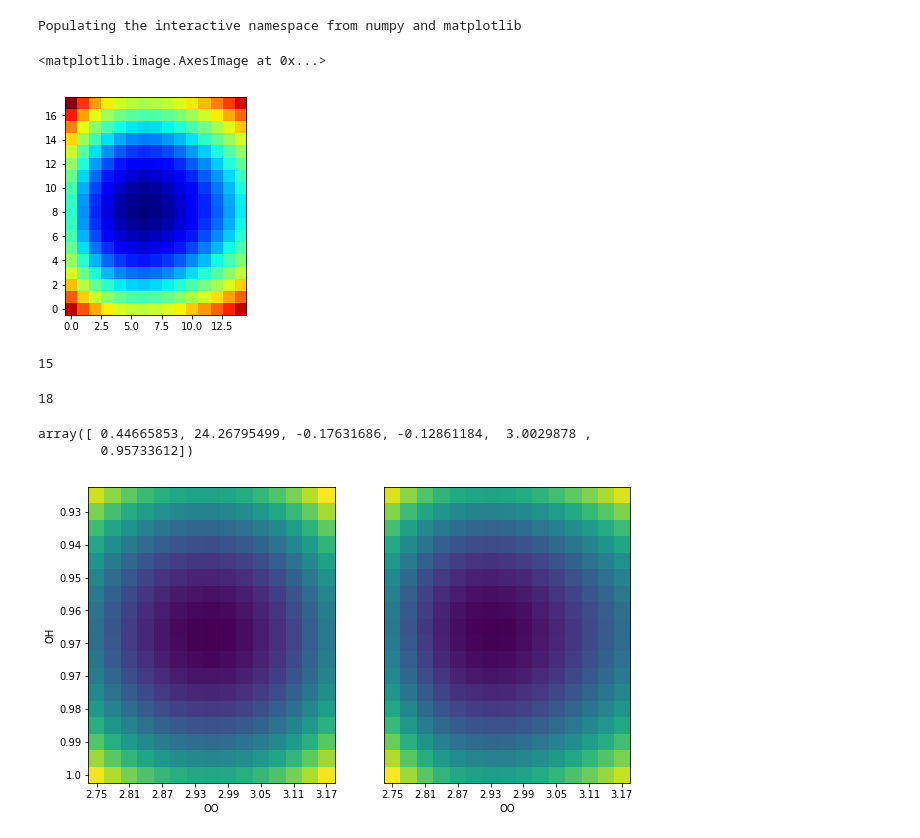
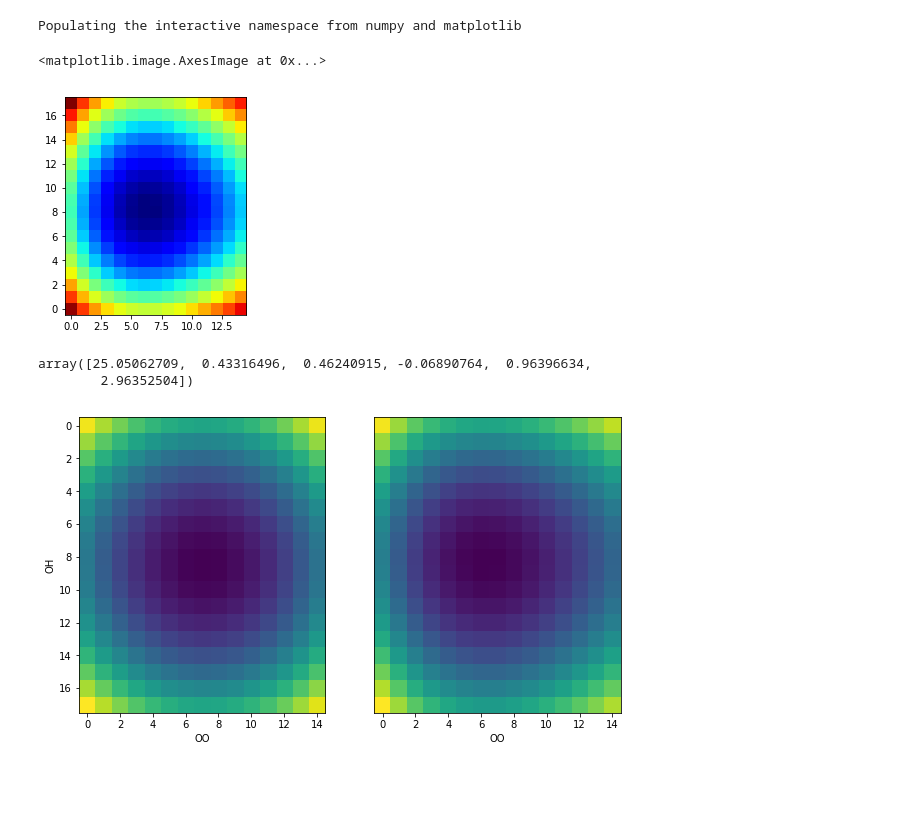
Before and after one commit to semodi/mlcf, a Jupyter notebook: studies/energy_surface.ipynb, the cells around one changed output. Cells and saved outputs as stored; diff of their text form; code cells hidden in the pictures; blank space fills up the shorter version.

```diff
--- a/studies/energy_surface.ipynb
+++ b/studies/energy_surface.ipynb
@@ -14,3 +12,17 @@ atoms = read('hbond_start.traj','0')
+# %%
+atoms = read('hbond_start.traj','0')
+
+pos = atoms.get_positions().round(3)
+
+O = pos[3]
+
+phi = - 109.47 /180 * np.pi / 2
+R = np.array([[np.cos(phi),0,np.sin(phi)],
+              [0,1,0],
+              [-np.sin(phi),0,np.cos(phi)]])
+pos[3:] = R.dot((pos[3:]-O).T).T + O
+
+atoms.set_positions(pos)
 # %%
 oo = np.arange(2.75, 3.18, 0.03)
 oh = np.arange(0.93,1.00, 0.004)
@@ -33,7 +53,7 @@ for m in mesh:
 imshow(np.array(energies).reshape(OO.shape), origin='left', cmap='jet')
 # %% [output]
 <matplotlib.image.AxesImage at 0x...>
-[figure, old version]
+[figure, new version]
 # %%
 energies = np.array(energies).reshape(OO.shape)
 # %%
@@ -54,45 +75,37 @@ def fitparabola(data, params):
                                  data)
     p, success = optimize.leastsq(errorfunction, params)
     return p
-# %%
-len(oo)
-# %% [output]
-15
-# %%
-len(oh)
-# %% [output]
-18
 # %%
 oo = np.arange(2.75, 3.18, 0.03)
 oh = np.arange(0.93,1.00, 0.004)
 
-params = 2,0.2,0,0.001, 7,9
+params = 0,0,0,0, 0,0
 params = fitparabola(energies, params)
 
 figsize(15,6)
 energies_fitted = parabola(*params)(*np.indices(energies.shape))
 subplot(1,3,1)
 imshow(energies_fitted)
 xlabel('OO')
 ylabel('OH')
-xticks(list(range(len(oo))[::2]),oo.round(2)[::2])
-yticks(list(range(len(oh))[1::2]),oh.round(2)[1::2])
+# xticks(list(range(len(oo))[::2]),oo.round(2)[::2])
+# yticks(list(range(len(oh))[1::2]),oh.round(2)[1::2])
 subplot(1,3,2)
 imshow(energies)
 xlabel('OO')
 # ylabel('OH')
-xticks(list(range(len(oo))[::2]),oo.round(2)[::2])
+# xticks(list(range(len(oo))[::2]),oo.round(2)[::2])
 yticks([])
 # subplot(1,3,3)
 # imshow(energies - energies_fitted)
 
 # colorbar()
-params/[0.03**2,0.004**2,1,0.03*0.004,1/0.03,1/0.004] + [0,0,0,0,2.75,0.93]
+params/[0.004**2,0.03**2,1,0.03*0.004,1/0.004,1/0.03] + [0,0,0,0,0.93,2.75]
 # params
 # %% [output]
-array([ 0.44665853, 24.26795499, -0.17631686, -0.12861184,  3.0029878 ,
-        0.95733612])
+array([25.05062709,  0.43316496,  0.46240915, -0.06890764,  0.96396634,
+        2.96352504])
-[figure, old version]
+[figure, new version]
 # %%
 energies_pbe = np.genfromtxt('./e_surface_data/energies_siesta.dat').reshape(OO.shape)
 # %%
```
Also changed, not shown: parts of 5 cells of this notebook, 19 other files.
